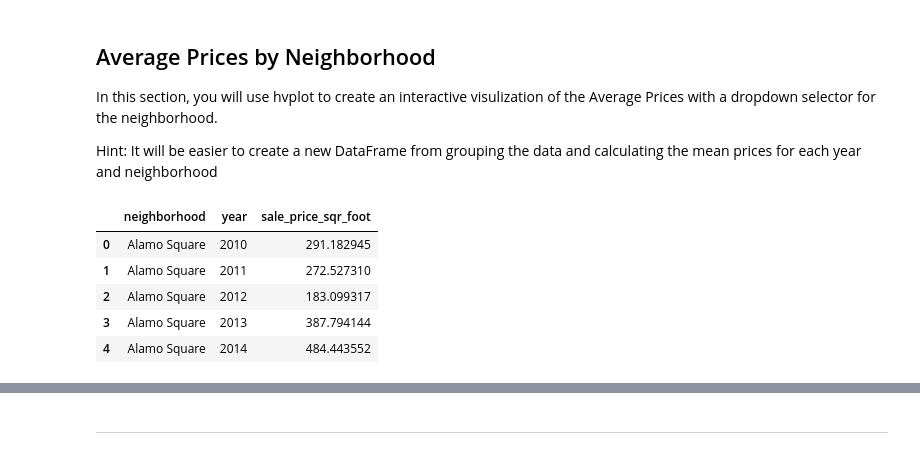
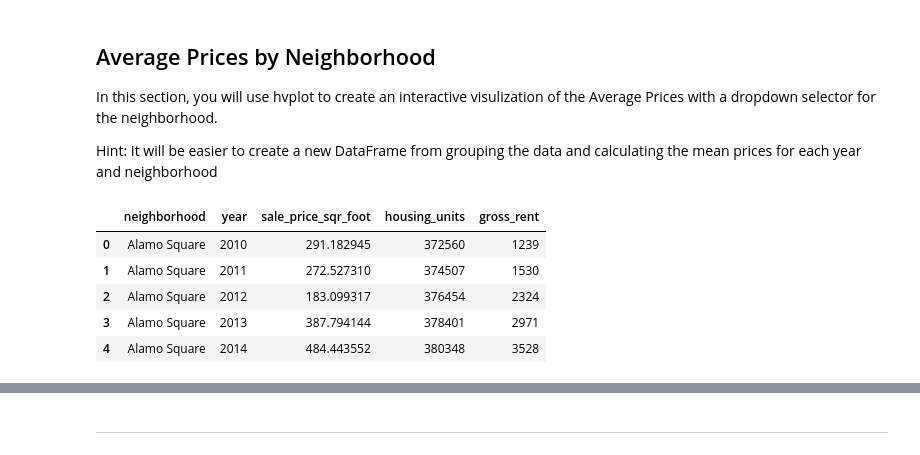
Before and after one commit to stew1922/Real_Estate_Dashboard, a Jupyter notebook: 06-PyViz/Instructions/Starter_Code/rental_analysis.ipynb, the cells around one changed output, grey strips where cells are left out. Drawn from its saved outputs; the diff is of its cells as text; code cells hidden in the pictures.

```diff
--- a/06-PyViz/Instructions/Starter_Code/rental_analysis.ipynb
+++ b/06-PyViz/Instructions/Starter_Code/rental_analysis.ipynb
@@ -132,17 +140,16 @@ Hint: It will be easier to create a new DataFrame from grouping the data and cal
 # %%
 # Group by year and neighborhood and then create a new dataframe of the mean values
 # YOUR CODE HERE!
 sfo_hood = sfo_data.groupby(['neighborhood', 'year']).mean()
-sfo_hood = sfo_hood['sale_price_sqr_foot']
 sfo_hood = sfo_hood.reset_index()
 sfo_hood.head()
 # %% [output]
-|  | neighborhood | year | sale_price_sqr_foot |
-| 0 | Alamo Square | 2010 | 291.182945 |
-| 1 | Alamo Square | 2011 | 272.527310 |
-| 2 | Alamo Square | 2012 | 183.099317 |
-| 3 | Alamo Square | 2013 | 387.794144 |
-| 4 | Alamo Square | 2014 | 484.443552 |
+|  | neighborhood | year | sale_price_sqr_foot | housing_units | gross_rent |
+| 0 | Alamo Square | 2010 | 291.182945 | 372560 | 1239 |
+| 1 | Alamo Square | 2011 | 272.527310 | 374507 | 1530 |
+| 2 | Alamo Square | 2012 | 183.099317 | 376454 | 2324 |
+| 3 | Alamo Square | 2013 | 387.794144 | 378401 | 2971 |
+| 4 | Alamo Square | 2014 | 484.443552 | 380348 | 3528 |
 # %%
 # Use hvplot to create an interactive line chart of the average price per sq ft.
 # The plot should have a dropdown selector for the neighborhood
```
Also changed, not shown: parts of 7 cells of this notebook.
